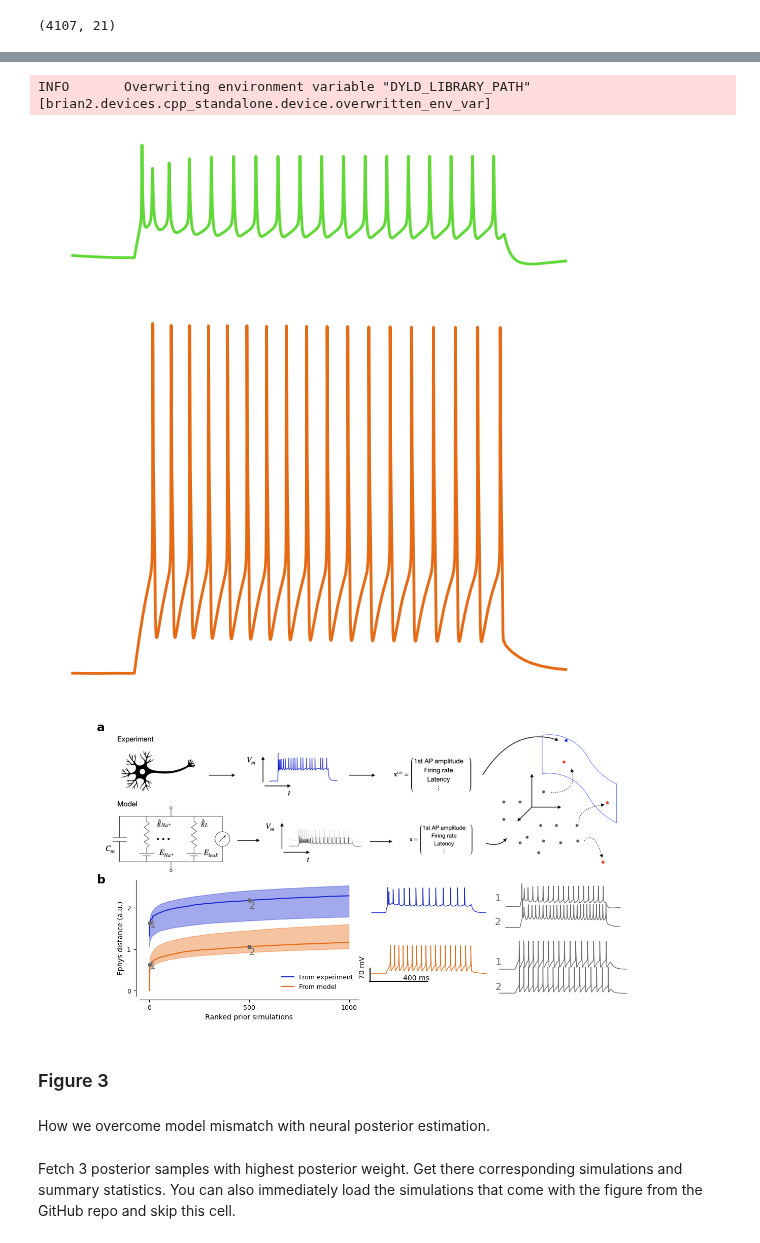
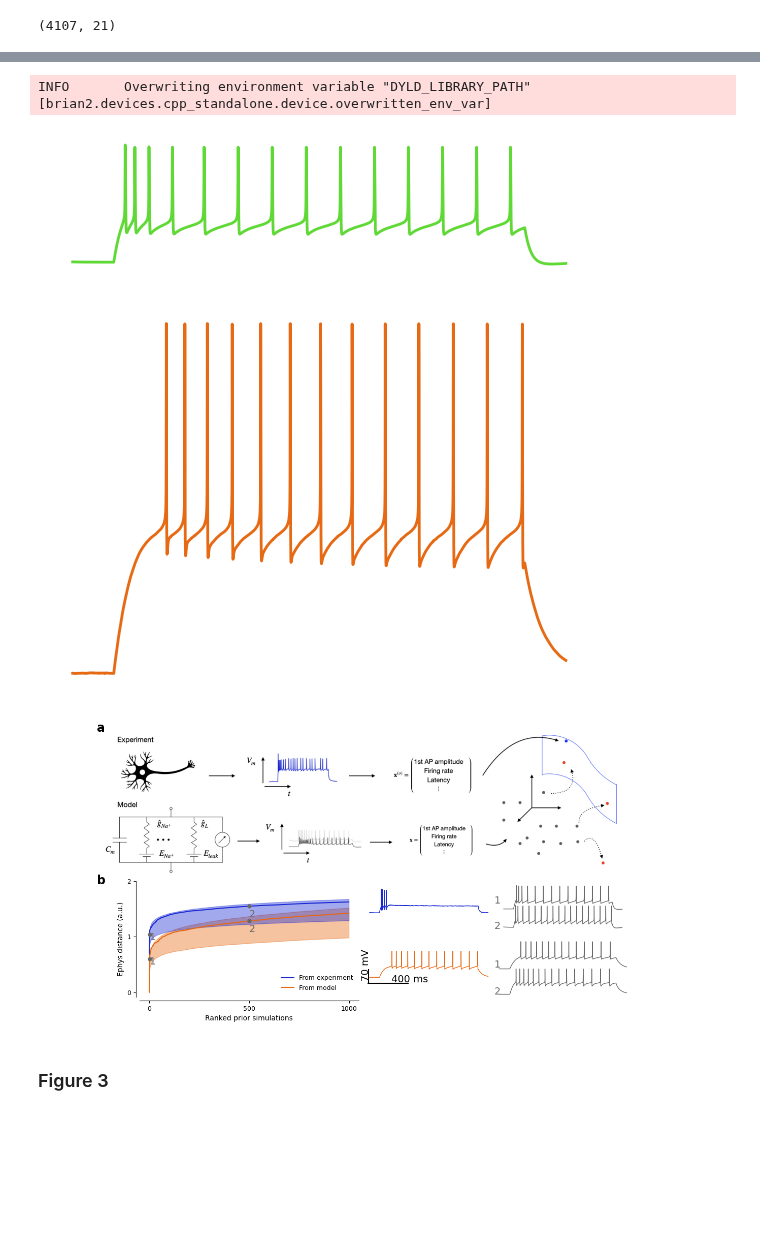
Before and after one commit to berenslab/hh_sbi, a Jupyter notebook: figures/V1/figure_3_and_4.ipynb, the cells around one changed output, grey strips where cells are left out. Saved outputs shown, nothing was run; the diff lists cells and outputs as text; code cells hidden in the pictures; blank space fills up the shorter version.

```diff
--- a/figures/V1/figure_3_and_4.ipynb
+++ b/figures/V1/figure_3_and_4.ipynb
@@ -83,4 +80,4 @@ Pick example cell
 # %%
-cell_name = Xo.index[celltype_Serpinf1][1]
+cell_name = Xo.index[celltype_Sst][6]
 cell_name
 # %% [output]
@@ -262,5 +256,5 @@ plt.savefig(
 )
 # %% [output]
 INFO       Overwriting environment variable "DYLD_LIBRARY_PATH" [brian2.devices.cpp_standalone.device.overwritten_env_var]
-[figure, old version]
+[figure, new version]
 # %%
@@ -270,3 +264,5 @@ sim_ind_ex = E_distances_prior_indices[
+# %%
+sim_ind_ex=4339692
 # %%
 fig, ax_sim = plt.subplots(1, 1, figsize=(7, 5))
 # Prior simulation
@@ -281,7 +277,7 @@ plt.savefig(
     "preliminary/simulation_example.png", bbox_inches="tight", pad_inches=0, dpi=500
 )
 # %% [output]
-[figure, old version]
+[figure, new version]
 # %%
 # find 1000 prior simulations closest to a simulation in terms of Z-scored ephys distance
 s_mean = stats[:, feature_list].mean(axis=0)
@@ -357,8 +353,8 @@ ax_schema, ax_mm_banana, ax_obs, ax_obs_sim, ax_sim, ax_sim_sim = create_figure_
 lw = 1
 
 # Model mismatch, sketch
-img_file = os.listdir("sketches/")[0]
-img = mpimg.imread("sketches/" + img_file)
+img_file = os.listdir("../sketches/")[0]
+img = mpimg.imread("../sketches/" + img_file)
 
 ax_schema.imshow(img)
 ax_schema.set_xticks([])
@@ -409,7 +405,7 @@ ax_mm_banana.legend(loc="lower right", fontsize=9, frameon=False)
 adjust_spines(ax_mm_banana, spines=["bottom", "left"])
 
 # Experimental observation and prior simulations close to it
-ax_obs.plot(observation["time"], observation["data"], c="#1929d3ff", lw=lw)
+ax_obs.plot(observation["time"], observation["data"][0,:], c="#1929d3ff", lw=lw)
 ax_obs.set_ylim([ax_obs.get_ylim()[0] - 70, ax_obs.get_ylim()[1] + 70])
 ax_obs.set_xlim([ax_obs.get_xlim()[0] - 50, ax_obs.get_xlim()[1] + 50])
 
@@ -455,38 +451,36 @@ ax_sim_sim.plot(
 ax_sim_sim.plot(
     x_sim_prior["time"], x_sim_prior["data"][1, 0, :] - 110, lw=lw, color="dimgray"
 )
 ax_sim_sim.set_xlim([ax_sim_sim.get_xlim()[0], ax_sim_sim.get_xlim()[1]])
 ax_sim_sim.set_ylim([ax_sim_sim.get_ylim()[0], ax_sim_sim.get_ylim()[1]])
 ax_sim_sim.annotate(
     1,
     (ax_sim_sim.get_xlim()[0] + 15, ax_sim_sim.get_ylim()[1] - 140),
     fontsize=14,
     c="dimgray",
 )
 ax_sim_sim.annotate(
     2,
     (ax_sim_sim.get_xlim()[0] + 15, ax_sim_sim.get_ylim()[1] - 270),
     fontsize=14,
     c="dimgray",
 )
 ax_sim_sim.set_xticks([])
 ax_sim_sim.set_yticks([])
 sns.despine(ax=ax_sim_sim, bottom=True, left=True)
 
 ax_sim.plot([-15, 390], [-140, -140], "k")
 ax_sim.annotate("400 ms", (220, -135))
 ax_sim.plot([-10, -10], [-140, -70], "k")
 ax_sim.annotate("70 mV", (-89, -120), rotation=90)
 
 fig.text(-0.07, 1.02, "a", fontsize=17, fontweight="bold")
 fig.text(-0.07, 0.52, "b", fontsize=17, fontweight="bold")
 
-plt.savefig("figure_4.png", bbox_inches="tight", pad_inches=0)
-plt.savefig("figure_4.pdf", bbox_inches="tight", pad_inches=0)
+plt.savefig("figure_4_V1.png", bbox_inches="tight", pad_inches=0)
+plt.savefig("figure_4_V1.pdf", bbox_inches="tight", pad_inches=0)
 # %% [output]
-[figure, old version]
+[figure, new version]
-# %% [markdown]
-### Figure 3
-# %% [markdown]
-How we overcome model mismatch with neural posterior estimation.
+# %% [markdown]
+### Figure 3
 # %%
@@ -496,3 +490 @@ with open("../../code/save_posteriors/training_schedule_2d.pickle", "rb") as f:
     npep_posterior = pickle.load(f)
-# %% [markdown]
-Fetch 3 posterior samples with highest posterior weight. Get there corresponding simulations and summary statistics. You can also immediately load the simulations that come with the figure from the GitHub repo and skip this cell.
```
Also changed, not shown: parts of 23 cells of this notebook, 14 other files.
